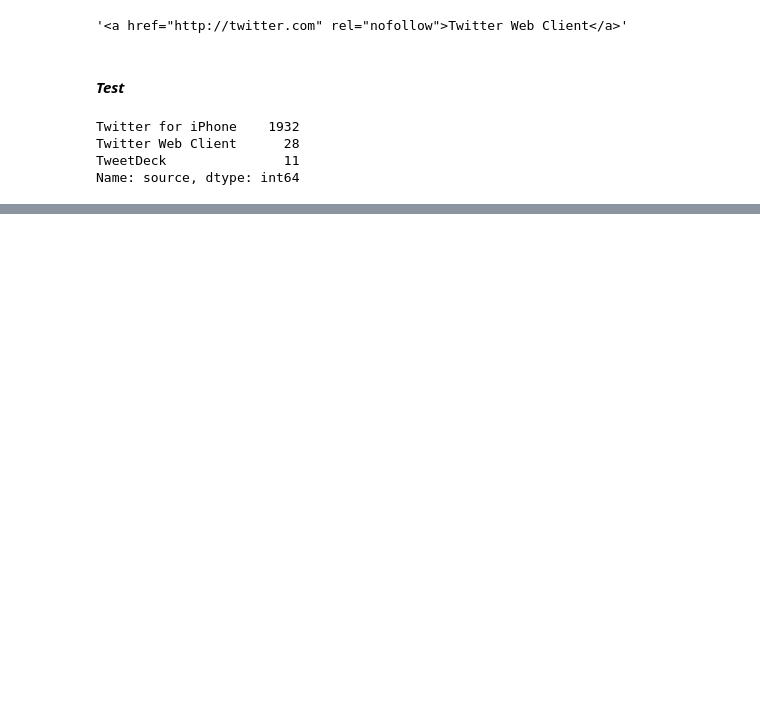
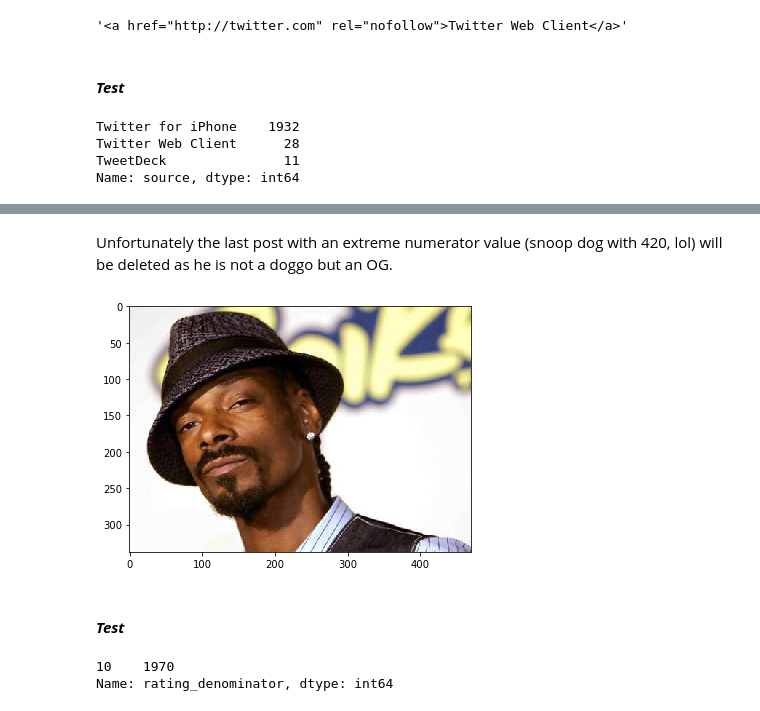
Before and after one commit to MarcCampmanyGar/They-re_good-dogs-Brent, a Jupyter notebook: wrangle_act.ipynb, the cells around one changed output, grey strips where cells are left out. Cells and saved outputs as stored; diff of their text form; code cells hidden in the pictures; blank space fills up the shorter version.

```diff
--- a/wrangle_act.ipynb
+++ b/wrangle_act.ipynb
@@ -926,0 +1108,8 @@ Missing information as "tw_archive" file has 2356 rows and this one 2075. Nothin
+# %% [markdown]
+Unfortunately the last post with an extreme numerator value (snoop dog with 420, lol) will be deleted as he is not a doggo but an OG.
+# %%
+from skimage import io
+io.imshow(io.imread("https://pbs.twimg.com/media/CU9P717W4AAOlKx.jpg"))
+io.show()
+# %% [output]
+[figure, added]
@@ -926,0 +1118,7 @@ Missing information as "tw_archive" file has 2356 rows and this one 2075. Nothin
+# %% [markdown]
+#### __*Test*__
+# %%
+tw_archive_clean.rating_denominator.value_counts()
+# %% [output]
+10    1970
+Name: rating_denominator, dtype: int64
```
Also changed, not shown: parts of 69 cells of this notebook, 2 other files.
